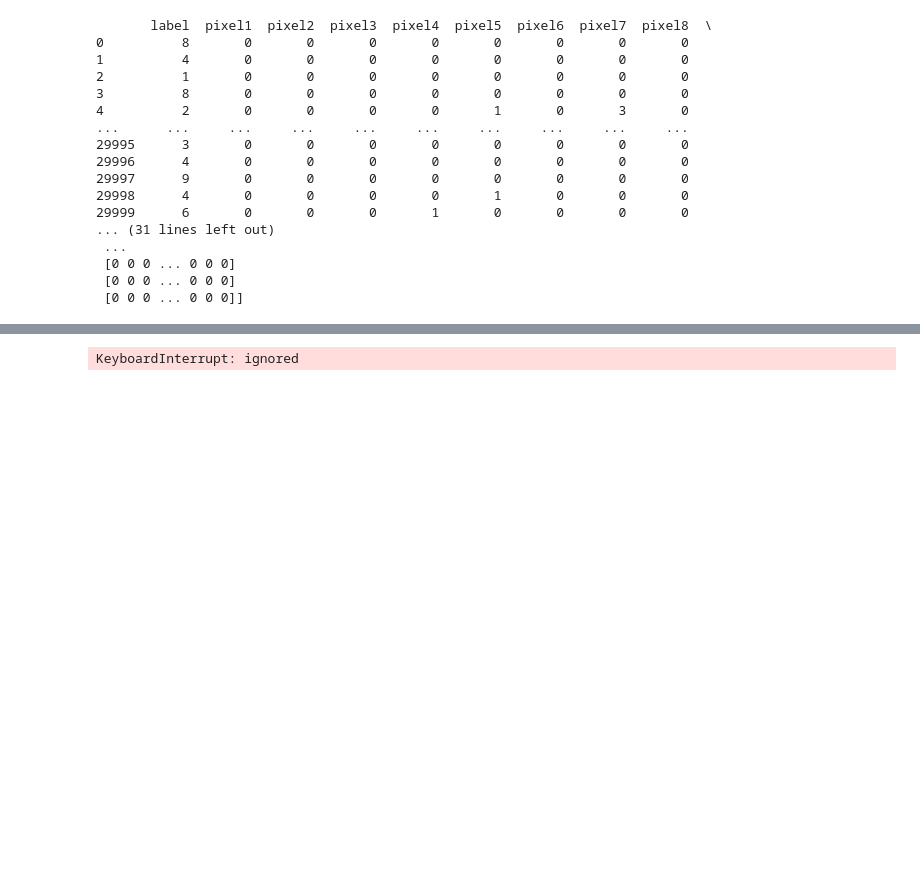
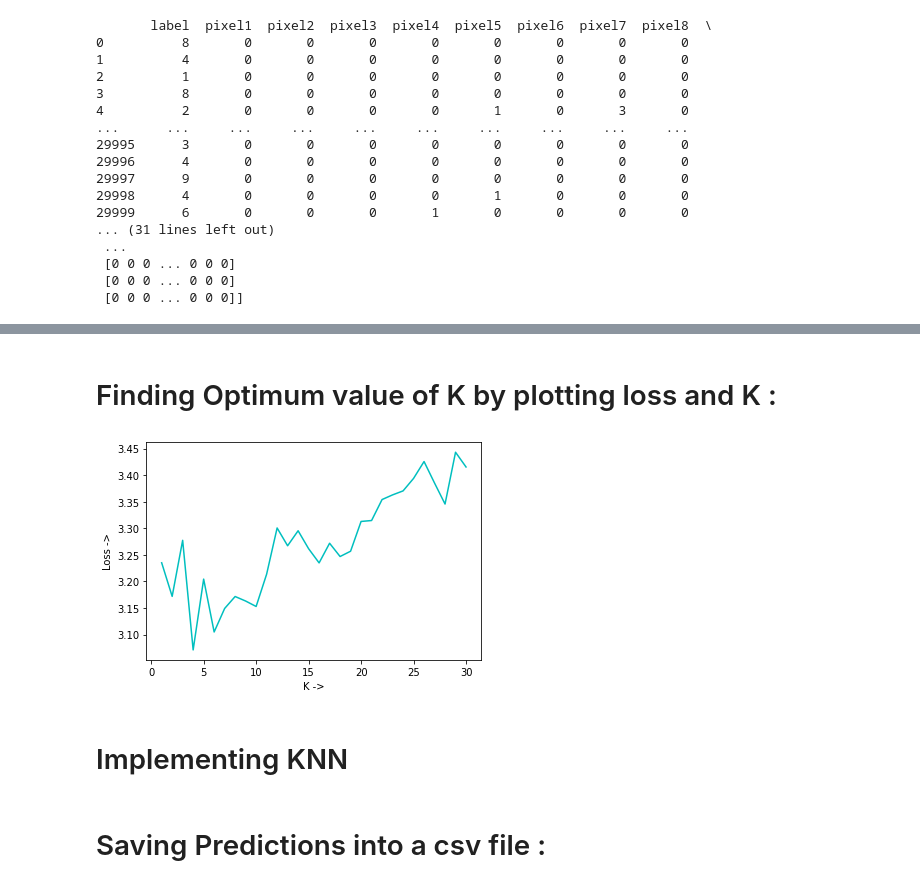
Before and after one commit to Loki-Silvres/Machine-Learning-Bootcamp, a Jupyter notebook: K-Nearest_Neighbours.ipynb, the cells around one changed output, grey strips where cells are left out. Saved outputs shown, nothing was run; the diff lists cells and outputs as text; code cells hidden in the pictures; blank space fills up the shorter version.

```diff
--- a/K-Nearest_Neighbours.ipynb
+++ b/K-Nearest_Neighbours.ipynb
@@ -65,22 +78,33 @@ def Accuracy(y_pred , y_test):
+# %% [markdown]
+# Finding Optimum value of K by plotting loss and K :
 # %%
 losses , ks = [] , []
-x_test = (X_test - np.mean(X,axis = 0, keepdims = True))/255
-for k in range(5,int((x_test.shape[0])**0.5)):
+x_test = (X_test - np.mean(X,axis = 0, keepdims = True))/255            # labelled test data standardization
+for k in range(1,int(x_train.shape[0]**0.5)):                           # checking upto square root of K
     y_pred = knn(k,x_train,label_train,x_test)
-    loss = np.mean((label_train-y_pred)**2)
+    loss = np.mean((label_test-y_pred)**2)   # mean square error loss
     ks.append(k)
     losses.append(loss)
 plt.plot(ks,losses,c = 'c')
 plt.xlabel('K ->')
 plt.ylabel('Loss ->')
+
+#plt.savefig("/content/drive/MyDrive/Colab Notebooks/ML Bootcamp data/knn_loss_v_k.png")
 plt.show()
+
+# Optimum value of K is 4
+# %% [output]
+[figure, added]
+# %% [markdown]
+# Implementing KNN
 # %%
-test_data = df_test.iloc[:,1:].values
+test_data = df_test.iloc[:,1:].values                             # unlabelled test data
+x_test = (test_data - np.mean(X,axis = 0, keepdims = True))/255   # standardisation
 
-x_test = (test_data - np.mean(X,axis = 0, keepdims = True))/255
+def dist(x,x_test):                                               # Euclidean Distance
 
+    # calculating distance via (a-b)**2 = a**2 + b**2 - 2*a*b
 
-def dist(x,x_test):
     a2 = x**2
     b2 = x_test**2
     ab = 2 * x * x_test
@@ -91,30 +115,26 @@ def dist(x,x_test):
 def knn(k,x, label , x_test):
     row, col = x.shape
     y_pred = np.zeros(x_test.shape[0])
+
     for i in range(x_test.shape[0]):
-        distance = np.array(dist(x,x_test[i]))
-        #print(distance.shape)
-        dist_sort = np.sort(distance)
+
+        distance = np.array(dist(x,x_test[i]))                   # ndarray of distances of ith element of x_test from each element of x
+        dist_sort = np.sort(distance)                            # sorting to find least k distances
         Nearest_k = dist_sort[:k]
         indices = np.array([],dtype = 'int32')
-        #print(np.where(distance==dist_sort[0]))
+
         for j in range(k):
-            indices = np.hstack([indices,np.where(distance==dist_sort[j])[0]])
-        #print(indices)
-        Nearest_label = label[indices]
-        #print(Nearest_label)
-        count = np.bincount(Nearest_label)  # puts stuff into bins whose index are values of Nearest_label
-        #print(count)
-        y_pred[i] = np.argmax(count)
-        #print(int(y_pred[i]))
-        #np.argsort()
+            indices = np.hstack([indices,np.where(distance==dist_sort[j])[0]])       # finding indices of k least distances in x
+
+        Nearest_label = label[indices]                                               # finding labels of k least distances
+        count = np.bincount(Nearest_label)                                           # puts stuff into bins whose index are values of Nearest_label
+        y_pred[i] = np.argmax(count)                                                 # most likely label
+
     return y_pred
-# print((x-x_test[0])[1:10,1:10])
-
-
-y_pred = knn(k,x_train,label[:1000],x_test)
+k = 4                                       # optimum value of k
+y_pred = knn(k ,x,label,x_test)
 
 print (y_pred)
-# %% [output]
-KeyboardInterrupt: ignored
+# %% [markdown]
+# Saving Predictions into a csv file :
 # %%
```
Also changed, not shown: parts of 5 cells of this notebook, 13 other files.
